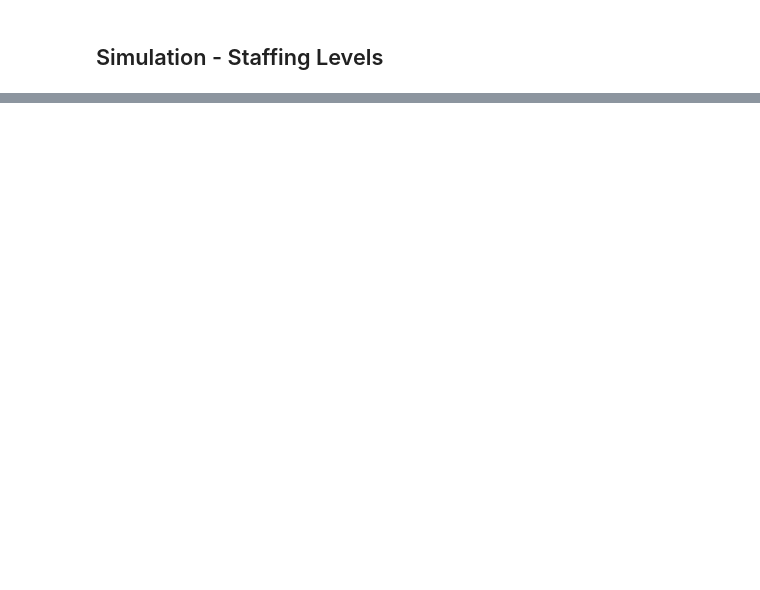
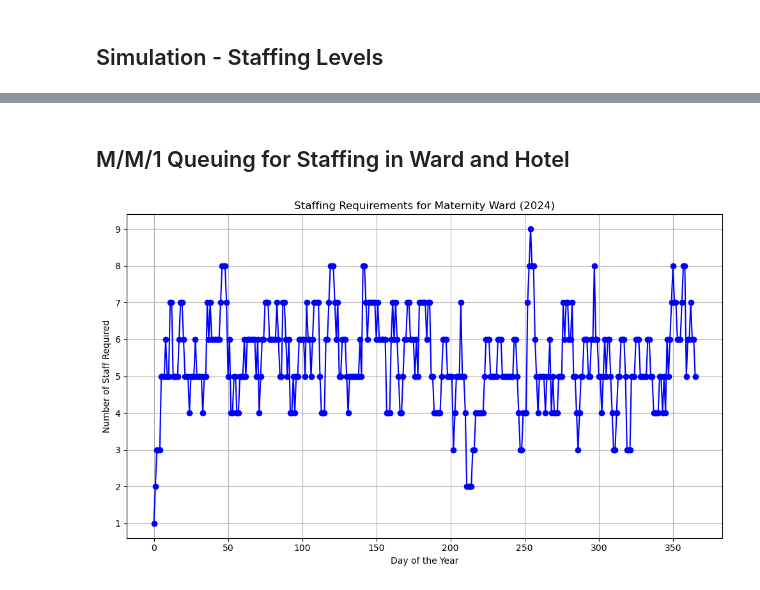
Before and after one commit to JoachimSvensson/HealthSector, a Jupyter notebook: NHS.ipynb, the cells around one changed output, grey strips where cells are left out. Saved outputs shown, nothing was run; the diff lists cells and outputs as text; code cells hidden in the pictures; blank space fills up the shorter version.

```diff
--- a/NHS.ipynb
+++ b/NHS.ipynb
@@ -195,0 +165,35 @@ plt.show()
+# %% [markdown]
+## M/M/1 Queuing for Staffing in Ward and Hotel
+# %%
+import simpy
+import numpy as np
+import matplotlib.pyplot as plt
+
+# Define simulation parameters
+num_days = 366
+day = 0
+daily_hotel_ward = []
+for row in num_people_in_ward:
+    daily_hotel_ward.append(row + patients_in_hotel[day])
+    day +=1
+
+daily_patient_load = daily_hotel_ward
+patient_to_staff_ratio = 4
+shift_length_hours = 8
+num_shifts_per_day = 3
+service_time_mean = 1
+
+# Simulate staffing requirements for each day
+num_staff_required = [np.ceil(patients / patient_to_staff_ratio) for patients in daily_patient_load]
+
+# Plot staffing requirements
+plt.figure(figsize=(10, 6))
+plt.plot(num_staff_required, marker='o', color='b', linestyle='-')
+plt.title('Staffing Requirements for Maternity Ward (2024)')
+plt.xlabel('Day of the Year')
+plt.ylabel('Number of Staff Required')
+plt.grid(True)
+plt.tight_layout()
+plt.show()
+# %% [output]
+[figure, added]
```
Also changed, not shown: parts of 8 cells of this notebook, 2 other files.
